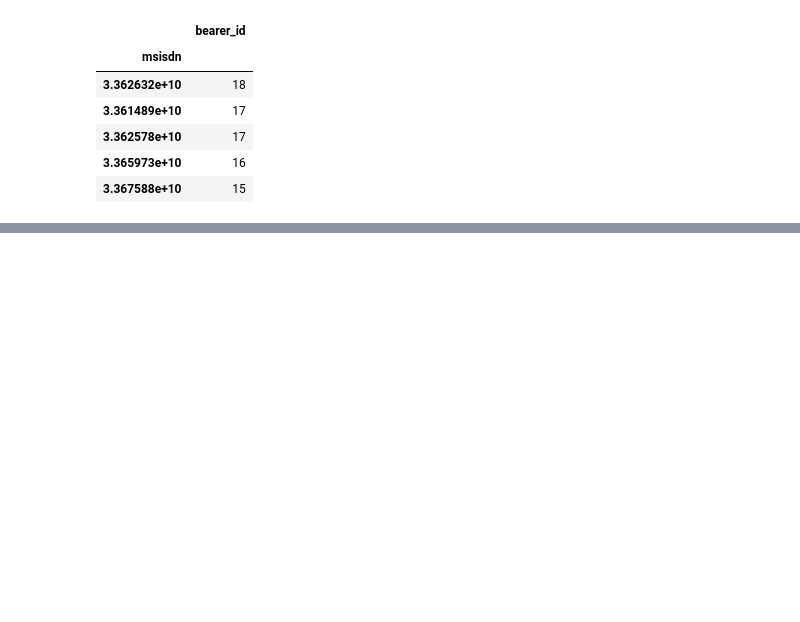
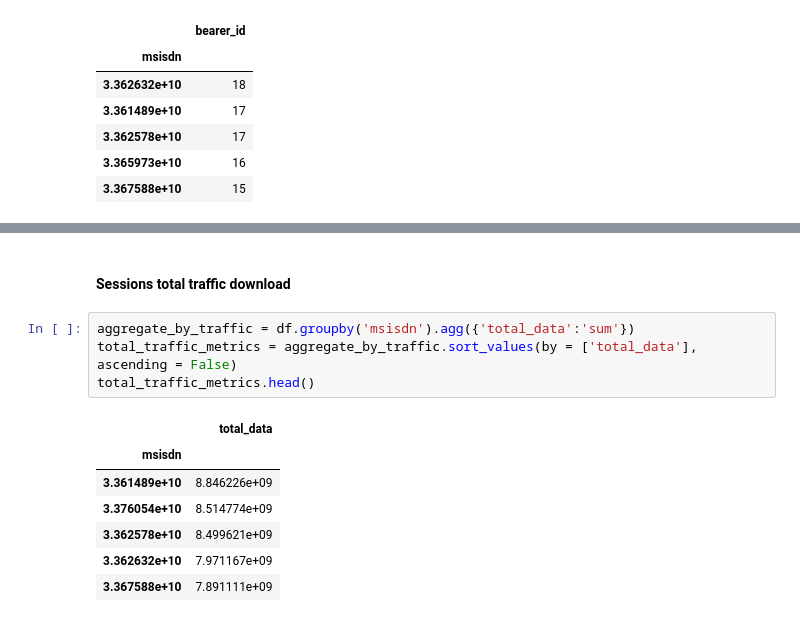
Before and after one commit to michaelgetachew-abebe/Telecom-User-Analytics, a Jupyter notebook: notebooks/user_engagement_analysis.ipynb, the cells around one changed output, grey strips where cells are left out. Cells and saved outputs as stored; diff of their text form; blank space fills up the shorter version.

```diff
--- a/notebooks/user_engagement_analysis.ipynb
+++ b/notebooks/user_engagement_analysis.ipynb
@@ -87,0 +102,14 @@ session_frequency_metrics.head()
+# %% [markdown]
+#### Sessions total traffic download
+# %%
+aggregate_by_traffic = df.groupby('msisdn').agg({'total_data':'sum'})
+total_traffic_metrics = aggregate_by_traffic.sort_values(by = ['total_data'], ascending = False)
+total_traffic_metrics.head()
+# %% [output]
+|  | total_data |
+| msisdn |  |
+| 3.361489e+10 | 8.846226e+09 |
+| 3.376054e+10 | 8.514774e+09 |
+| 3.362578e+10 | 8.499621e+09 |
+| 3.362632e+10 | 7.971167e+09 |
+| 3.367588e+10 | 7.891111e+09 |
```
Also changed, not shown: parts of 5 cells of this notebook.
